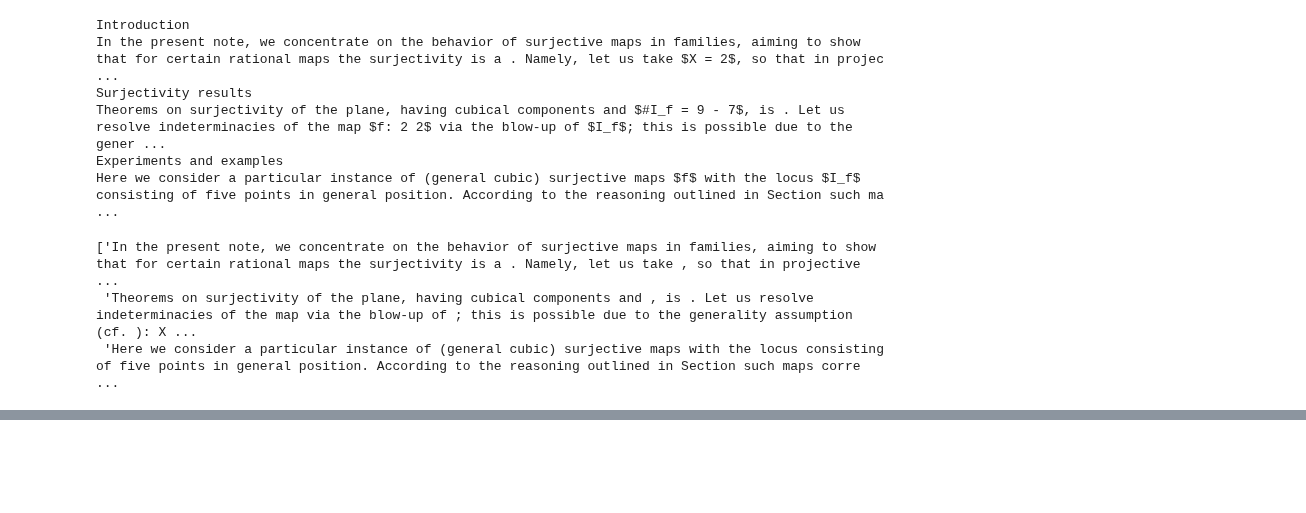
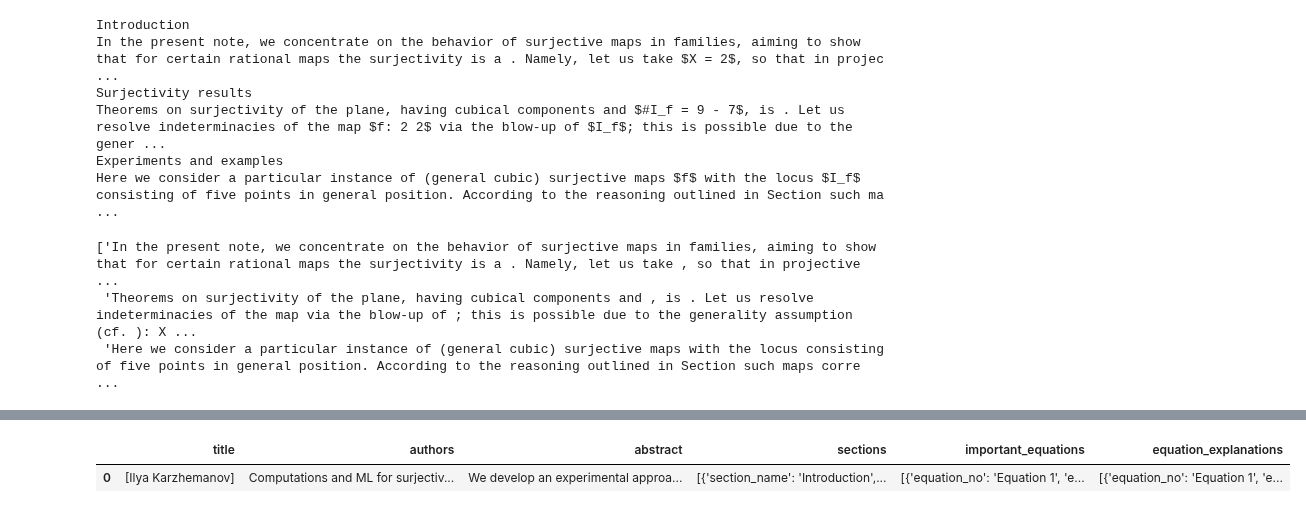
Before and after one commit to Satyabratadas/SummarIQ, a Jupyter notebook: Notebooks/t5_Model_test.ipynb, the cells around one changed output, grey strips where cells are left out. Drawn from its saved outputs; the diff is of its cells as text; code cells hidden in the pictures; blank space fills up the shorter version.

```diff
--- a/Notebooks/t5_Model_test.ipynb
+++ b/Notebooks/t5_Model_test.ipynb
@@ -38,4 +45,5 @@ import json
 # %%
 model_name = "google/flan-t5-large"
-tokenizer = AutoTokenizer.from_pretrained(model_name)
-model = AutoModelForSeq2SeqLM.from_pretrained(model_name)
+tokenizer = AutoTokenizer.from_pretrained(model_name, trust_remote_code=True)
+model = AutoModelForSeq2SeqLM.from_pretrained(model_name, trust_remote_code=True,
+                                              use_safetensors=True,local_files_only=False,)
@@ -201,17 +199,11 @@ def explain_equation_t5(eq_latex):
     )
     return t5_generate(prompt)
 # %%
-def build_final_report_json(
-        abstract_summary,
-        section_chunks,
-        section_summaries,
-        top_equations,
-        derivations,
-        paper):
+def build_final_report_json( abstract_summary, section_chunks,
+        section_summaries, top_equations, derivations, paper):
 
-    # ----------------------------
+
     #  sections
-    # ----------------------------
     sections = []
     for chunk, summary in zip(section_chunks, section_summaries):
         sections.append({
@@ -219,9 +211,7 @@ def build_final_report_json(
             "section_summary": summary.strip()
         })
 
-    # ----------------------------
     #  important equations (formatted)
-    # ----------------------------
     important_equations = []
     for i, eq in enumerate(top_equations, 1):
         important_equations.append({
@@ -229,9 +219,7 @@ def build_final_report_json(
             "equation": eq
         })
 
-    # ----------------------------
     #  equation explanations (formatted)
-    # ----------------------------
     equation_explanations = []
     for i, expl in enumerate(derivations, 1):
         equation_explanations.append({
@@ -239,9 +227,7 @@ def build_final_report_json(
             "explanation": expl.strip()
         })
 
-    # ----------------------------
     #  final json object
-    # ----------------------------
     final_json = {
         "title": paper["authors"],
         "authors": paper["title"],
@@ -292,15 +278,13 @@ section_summaries
 # %%
 derivations = [explain_equation_t5(eq) for eq in top_equations]
 # %%
-final_report = build_final_report_clean(
-    abstract_summary_clean,
+final_data = build_final_report_json(
+    abstract_summary,
     section_chunks,
     section_summaries,
     top_equations,
     derivations,
-    paper["authors"],
-    paper["title"]
+    paper
 )
-
-print(final_report)
+print(final_data)
 # %% [output]
@@ -323,0 +292,6 @@ Equation 5 Explanation:
+# %%
+df = pd.json_normalize(final_data)
+df
+# %% [output]
+|  | title | authors | abstract | sections | important_equations | equation_explanations |
+| 0 | [Ilya Karzhemanov] | Computations and ML for surjectiv... | We develop an experimental approa... | [{'section_name': 'Introduction',... | [{'equation_no': 'Equation 1', 'e... | [{'equation_no': 'Equation 1', 'e... |
```
Also changed, not shown: parts of 5 cells of this notebook, 1 other file.
